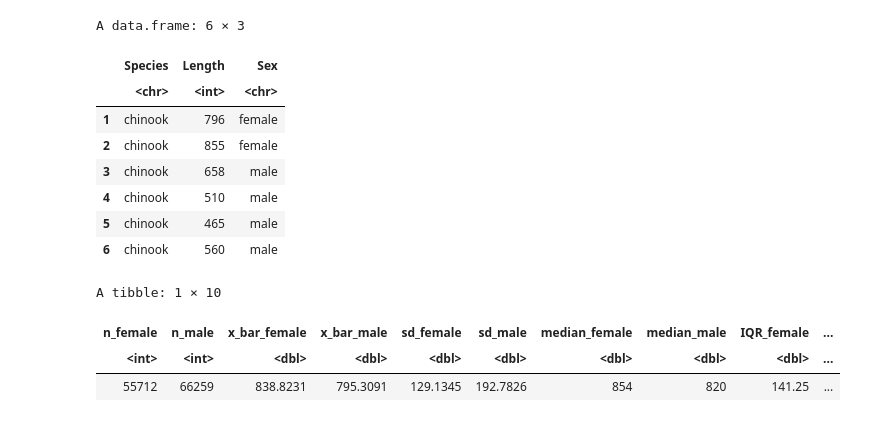
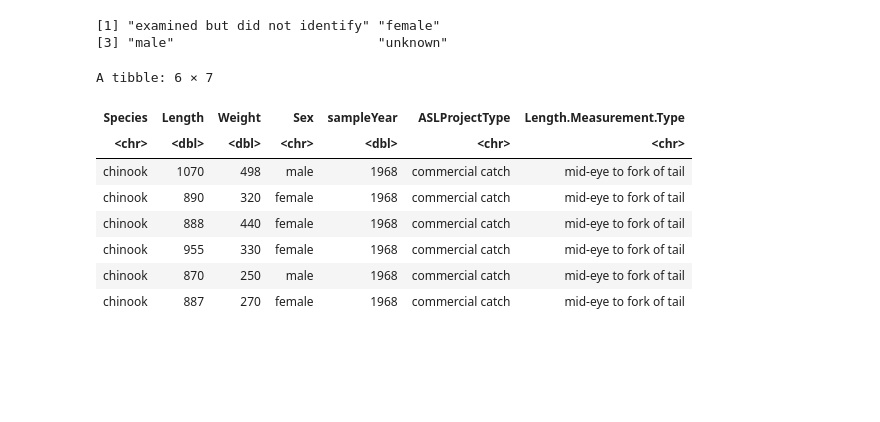
Before and after one commit to GChroma/Stat201-group-project-4, a Jupyter notebook: Project_Proposal.ipynb, the cells around one changed output. Saved outputs shown, nothing was run; the diff lists cells and outputs as text; code cells hidden in the pictures; blank space fills up the shorter version.

```diff
--- a/Project_Proposal.ipynb
+++ b/Project_Proposal.ipynb
@@ -33,38 +68,22 @@ A data.frame: 6 × 27
 # %%
-# clean the data and pick the column species and Length we interest, and show the first 6 row
-set.seed(1)
-chinook <-
-    salmon %>%
-    select("Species", "Length", "Sex") %>%
-    filter(Sex == "male" | Sex == "female") %>%
-    filter(!is.na(Length))
-head(chinook)
+## Look at the different sexes assigned
+levels(as.factor(chinook$Sex))
+
+
+## Remove all unknown sex
+chinook_sex_known <- chinook %>%
+  filter(!(Sex %in% c("unknown", "examined but did not identify")))
+
+head(chinook_sex_known)
 # %% [output]
-A data.frame: 6 × 3
+[1] "examined but did not identify" "female"
+[3] "male"                          "unknown"
+A tibble: 6 × 7
-|  | Species | Length | Sex |
-|  | <chr> | <int> | <chr> |
-| 1 | chinook | 796 | female |
-| 2 | chinook | 855 | female |
-| 3 | chinook | 658 | male |
-| 4 | chinook | 510 | male |
-| 5 | chinook | 465 | male |
-| 6 | chinook | 560 | male |
+| Species | Length | Weight | Sex | sampleYear | ASLProjectType | Length.Measurement.Type |
+| <chr> | <dbl> | <dbl> | <chr> | <dbl> | <chr> | <chr> |
+| chinook | 1070 | 498 | male | 1968 | commercial catch | mid-eye to fork of tail |
+| chinook | 890 | 320 | female | 1968 | commercial catch | mid-eye to fork of tail |
+| chinook | 888 | 440 | female | 1968 | commercial catch | mid-eye to fork of tail |
+| chinook | 955 | 330 | female | 1968 | commercial catch | mid-eye to fork of tail |
+| chinook | 870 | 250 | male | 1968 | commercial catch | mid-eye to fork of tail |
+| chinook | 887 | 270 | female | 1968 | commercial catch | mid-eye to fork of tail |
-# %%
-# summary of chinook data(sd, mean, median, etc.)
-chinook_summary <-
-     chinook %>%
-     group_by(Sex) %>%
-     summarise(n = n(),
-               x_bar = mean(Length),
-               sd = sd(Length),
-               median = median(Length),
-               IQR = IQR(Length),
-               `.groups` = "drop") %>%
-     pivot_wider(names_from = Sex, values_from = c(n, x_bar, sd, median, IQR))
-
-chinook_summary
-# %% [output]
-A tibble: 1 × 10
-| n_female | n_male | x_bar_female | x_bar_male | sd_female | sd_male | median_female | median_male | IQR_female | ... |
-| <int> | <int> | <dbl> | <dbl> | <dbl> | <dbl> | <dbl> | <dbl> | <dbl> | ... |
-| 55712 | 66259 | 838.8231 | 795.3091 | 129.1345 | 192.7826 | 854 | 820 | 141.25 | ... |
```
Also changed, not shown: parts of 18 cells of this notebook, 3 other files.
